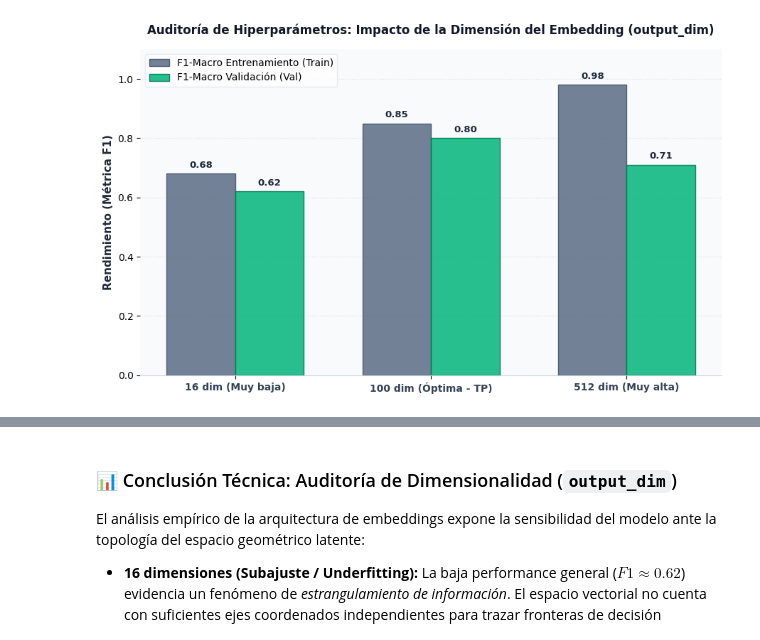
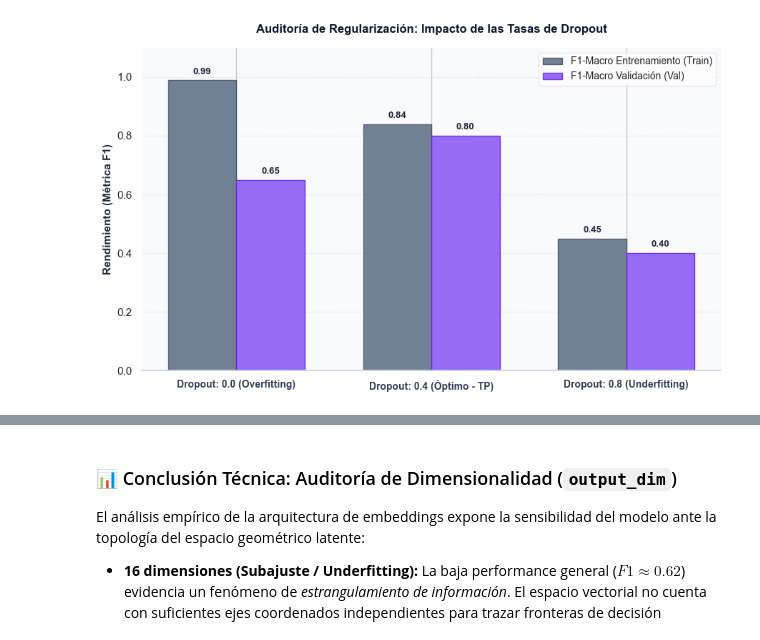
Before and after one commit to GAGU7DATA/20newsgroups-Auditoria-Experimentos., a Jupyter notebook: experimentos_auditoria.ipynb, the cells around one changed output, grey strips where cells are left out. Saved outputs shown, nothing was run; the diff lists cells and outputs as text; code cells hidden in the pictures.

```diff
--- a/experimentos_auditoria.ipynb
+++ b/experimentos_auditoria.ipynb
@@ -2,51 +78,51 @@
 import numpy as np
 import matplotlib.pyplot as plt
 
-# Datos de la simulación teórica
-dimensiones = ['16 dim (Muy baja)', '100 dim (Óptima - TP)', '512 dim (Muy alta)']
-f1_train = [0.68, 0.85, 0.98]
-f1_val = [0.62, 0.80, 0.71]
+# Datos de la simulación de Dropout extremo
+configuraciones = ['Dropout: 0.0 (Overfitting)', 'Dropout: 0.4 (Óptimo - TP)', 'Dropout: 0.8 (Underfitting)']
+f1_train_drop = [0.99, 0.84, 0.45]
+f1_val_drop = [0.65, 0.80, 0.40]
 
-x = np.arange(len(dimensiones))
+x = np.arange(len(configuraciones))
 width = 0.35
 
 fig, ax = plt.subplots(figsize=(9, 5.5), facecolor='#ffffff')
 ax.set_facecolor('#f8fafc')
 
-# Paleta premium: Gris Pizarra vs Verde Esmeralda Líquido
-rects1 = ax.bar(x - width/2, f1_train, width, label='F1-Macro Entrenamiento (Train)', color='#64748b', edgecolor='#475569', alpha=0.9, linewidth=1)
-rects2 = ax.bar(x + width/2, f1_val, width, label='F1-Macro Validación (Val)', color='#10b981', edgecolor='#047857', alpha=0.9, linewidth=1)
+# Paleta premium unificada: Gris Pizarra vs Violeta Eléctrico
+rects1 = ax.bar(x - width/2, f1_train_drop, width, label='F1-Macro Entrenamiento (Train)', color='#64748b', edgecolor='#475569', alpha=0.9, linewidth=1)
+rects2 = ax.bar(x + width/2, f1_val_drop, width, label='F1-Macro Validación (Val)', color='#8b5cf6', edgecolor='#6d28d9', alpha=0.9, linewidth=1)
 
 ax.set_ylabel('Rendimiento (Métrica F1)', fontsize=11, fontweight='bold', color='#1e293b')
-ax.set_title('Auditoría de Hiperparámetros: Impacto de la Dimensión del Embedding (output_dim)', fontsize=12, fontweight='bold', pad=15, color='#0f172a')
+ax.set_title('Auditoría de Regularización: Impacto de las Tasas de Dropout', fontsize=12, fontweight='bold', pad=15, color='#0f172a')
 ax.set_xticks(x)
-ax.set_xticklabels(dimensiones, fontsize=10, fontweight='bold', color='#334155')
+ax.set_xticklabels(configuraciones, fontsize=10, fontweight='bold', color='#334155')
 ax.set_ylim(0, 1.1)
 
-# Grilla y limpieza visual
+# Grilla y limpieza visual premium
 ax.grid(axis='y', linestyle=':', alpha=0.6, color='#cbd5e1')
 ax.set_axisbelow(True)
 
 for spine in ['top', 'right', 'left']:
     ax.spines[spine].set_visible(False)
 ax.spines['bottom'].set_color('#cbd5e1')
 
-ax.legend(loc='upper left', fontsize=10, frameon=True, facecolor='#ffffff', edgecolor='#e2e8f0')
+ax.legend(loc='upper right', fontsize=10, frameon=True, facecolor='#ffffff', edgecolor='#e2e8f0')
 
 def etiquetar_barras(rects):
     for rect in rects:
         height = rect.get_height()
         ax.annotate(f'{height:.2f}',
                     xy=(rect.get_x() + rect.get_width() / 2, height),
                     xytext=(0, 4),
                     textcoords="offset points",
                     ha='center', va='bottom', fontsize=9.5, fontweight='bold', color='#1e293b')
 
 etiquetar_barras(rects1)
 etiquetar_barras(rects2)
 
 fig.tight_layout()
-plt.savefig('impacto_dimensiones_embedding.png', dpi=300, facecolor=fig.get_facecolor(), edgecolor='none')
+plt.savefig('impacto_regularizacion_dropout.png', dpi=300, facecolor=fig.get_facecolor(), edgecolor='none')
 plt.show()
 # %% [output]
-[figure, old version]
+[figure, new version]
```
Also changed, not shown: parts of 7 cells of this notebook, 3 other files.
